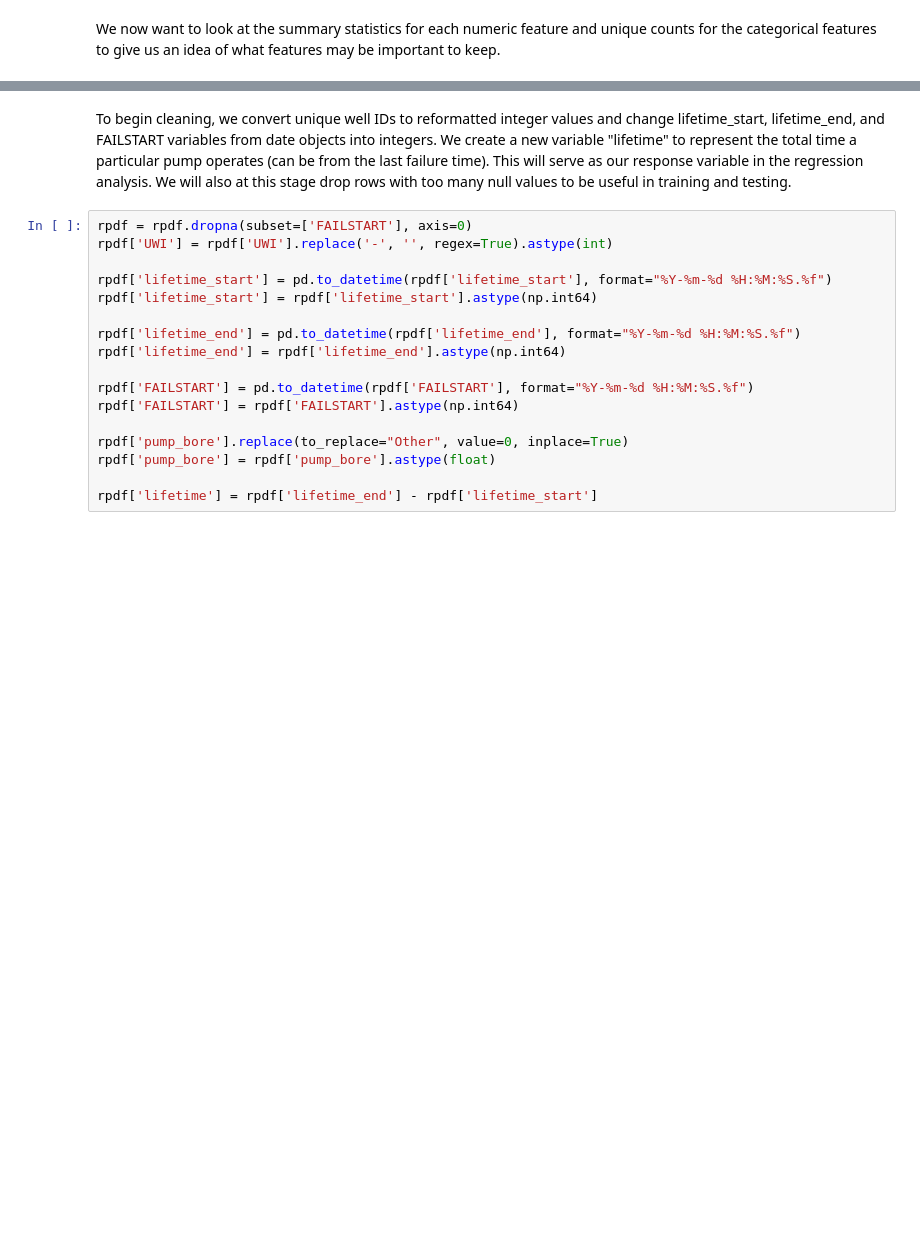
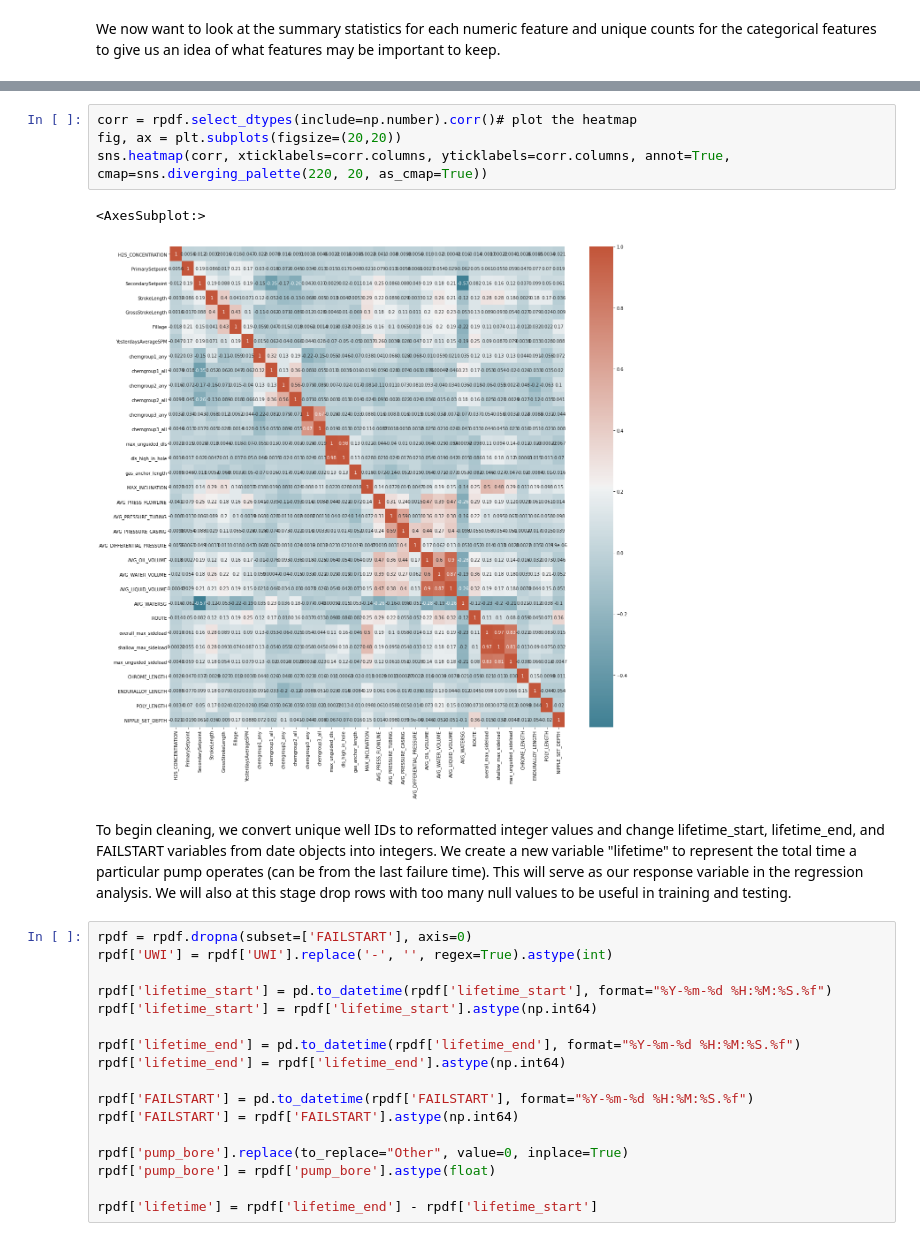
Before and after one commit to skeptrunedev/Rod_Pump_Optimization, a Jupyter notebook: notebooks/MVP_notebook.ipynb, the cells around one changed output, grey strips where cells are left out. Saved outputs shown, nothing was run; the diff lists cells and outputs as text; blank space fills up the shorter version.

```diff
--- a/notebooks/MVP_notebook.ipynb
+++ b/notebooks/MVP_notebook.ipynb
@@ -78,3 +78,10 @@ rpdf_strobj_summary
+# %%
+corr = rpdf.select_dtypes(include=np.number).corr()# plot the heatmap
+fig, ax = plt.subplots(figsize=(20,20))
+sns.heatmap(corr, xticklabels=corr.columns, yticklabels=corr.columns, annot=True, cmap=sns.diverging_palette(220, 20, as_cmap=True))
+# %% [output]
+<AxesSubplot:>
+[figure, added]
 # %% [markdown]
 To begin cleaning, we convert unique well IDs to reformatted integer values and change lifetime_start, lifetime_end, and FAILSTART variables from date objects into integers. We create a new variable "lifetime" to represent the total time a particular pump operates (can be from the last failure time). This will serve as our response variable in the regression analysis. We will also at this stage drop rows with too many null values to be useful in training and testing.
 # %%
```
Also changed, not shown: parts of 11 cells of this notebook, 12 other files.
